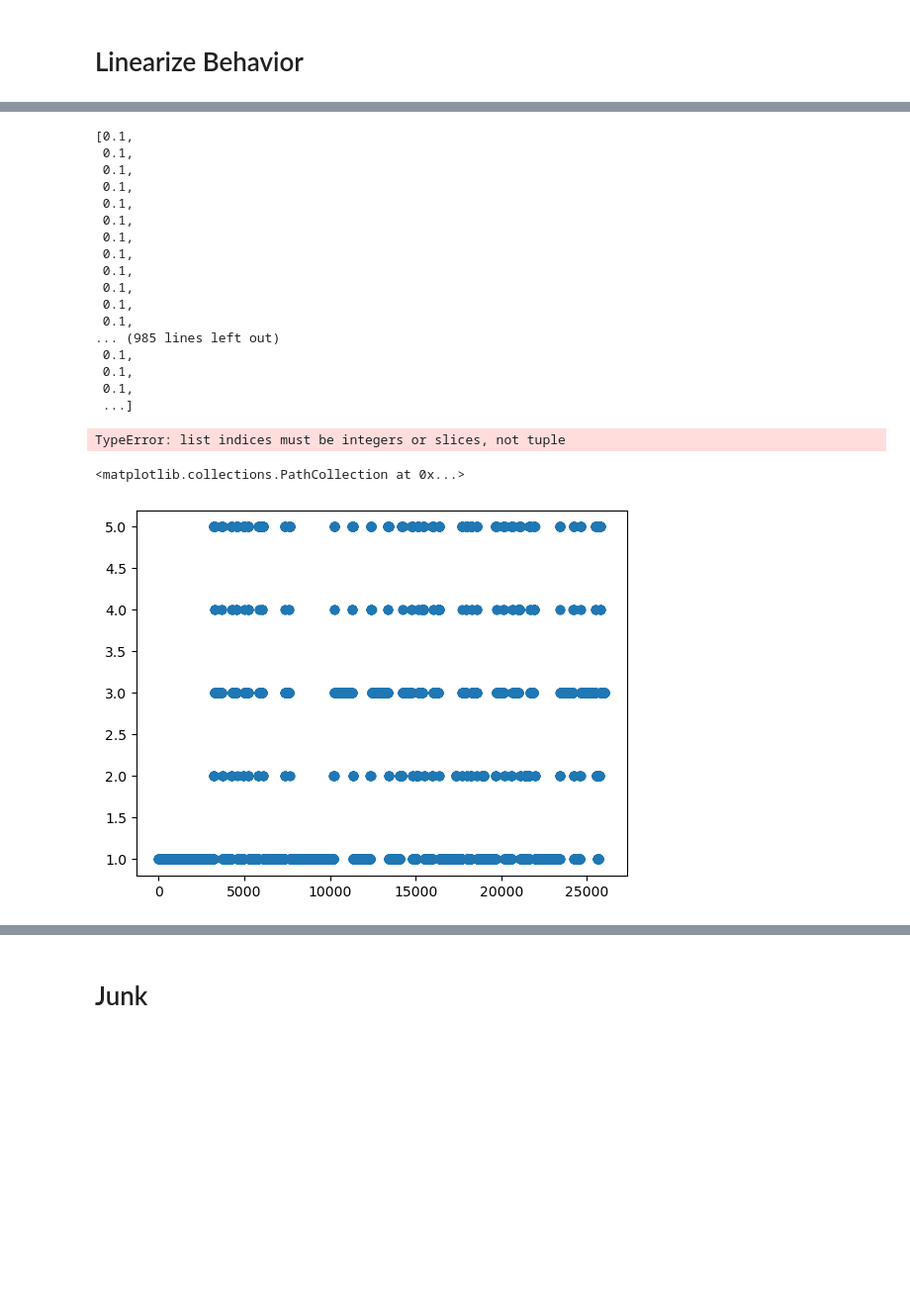
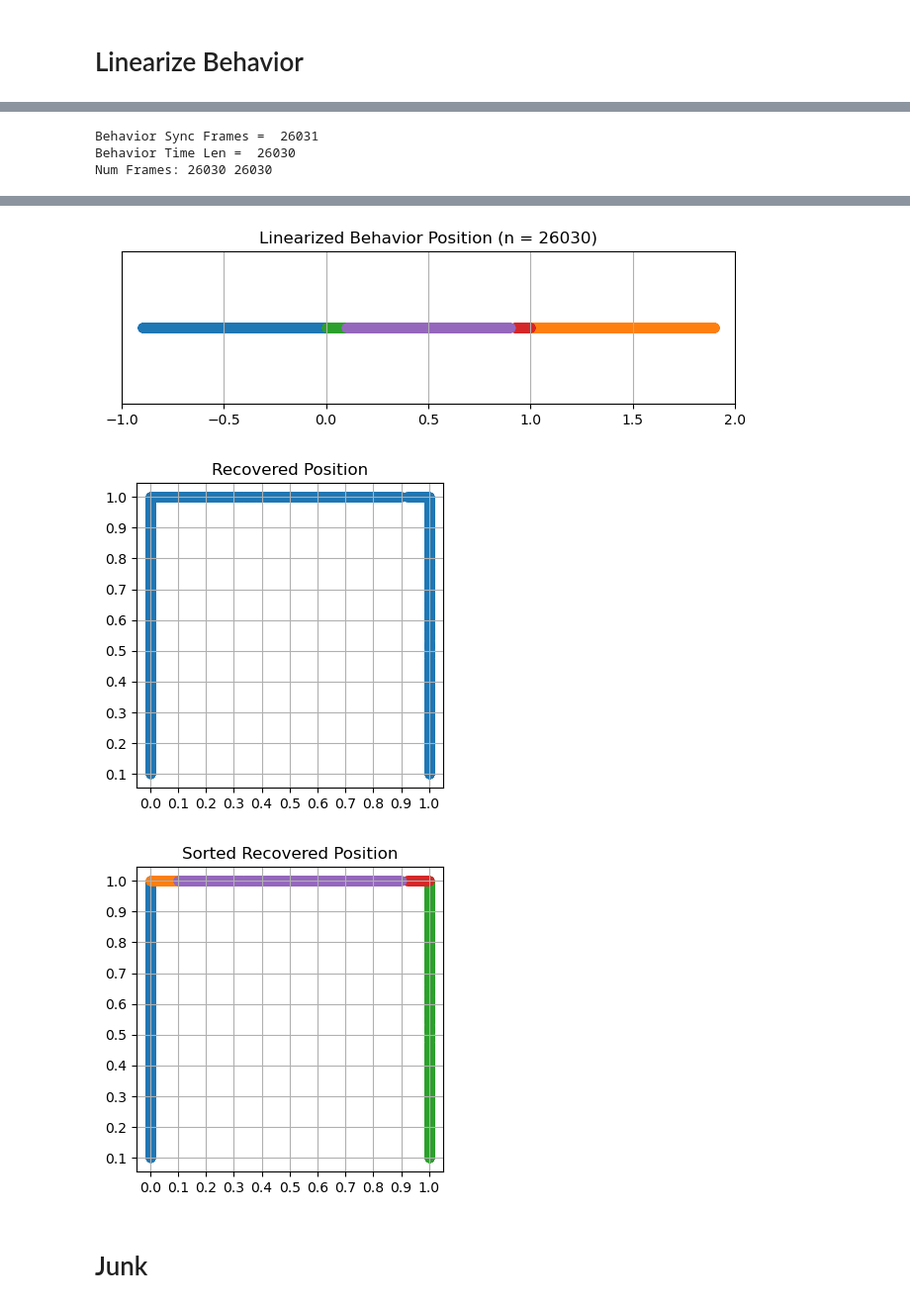
Before and after one commit to kaylav/klabcode, a Jupyter notebook: RatMiniscope/LinearizeBehavior.ipynb, the cells around one changed output, grey strips where cells are left out. Shown at 99% size. Saved outputs shown, nothing was run; the diff lists cells and outputs as text; code cells hidden in the pictures; blank space fills up the shorter version.

```diff
--- a/RatMiniscope/LinearizeBehavior.ipynb
+++ b/RatMiniscope/LinearizeBehavior.ipynb
@@ -237,31 +189,0 @@ plt.show()
-# %%
-[x_recovered[i] for i in range(len(category)) if category[i] == 1]
-
-# np.where(category == 1)
-# %% [output]
-[0.1,
- 0.1,
- 0.1,
- 0.1,
- 0.1,
- 0.1,
- 0.1,
- 0.1,
- 0.1,
- 0.1,
- 0.1,
- 0.1,
-... (985 lines left out)
- 0.1,
- 0.1,
- 0.1,
- ...]
-# %%
-x_recovered[np.where(category == 1)]
-# %% [output]
-TypeError: list indices must be integers or slices, not tuple
-# %%
-plt.scatter(range(len(category)),category)
-# %% [output]
-<matplotlib.collections.PathCollection at 0x...>
-[figure, removed]
@@ -267,0 +235,16 @@ plt.scatter(range(len(category)),category)
+# %%
+## Run Full Pipeline
+
+load_behavior_file(csv_fname)
+x, y = norm_rotate_behavior(pos_x, pos_y)
+linearized_data, category = linearize_behavior(x, y)
+plot_linearized_behavior(linearized_data)
+x_recovered, y_recovered = recover_position(linearized_data)
+
+# Save Linearized Position
+save_linearized_behavior = 'LinearizedBehavior/02_03.npy'
+# np.save(save_linearized_behavior, linearized_data)
+# %% [output]
+Behavior Sync Frames =  26031
+Behavior Time Len =  26030
+Num Frames: 26030 26030
@@ -268,3 +254,6 @@ plt.scatter(range(len(category)),category)
+[figure, added]
+[figure, added]
+[figure, added]
 # %% [markdown]
 # Junk
 # %%
```
Also changed, not shown: parts of 6 cells of this notebook.
